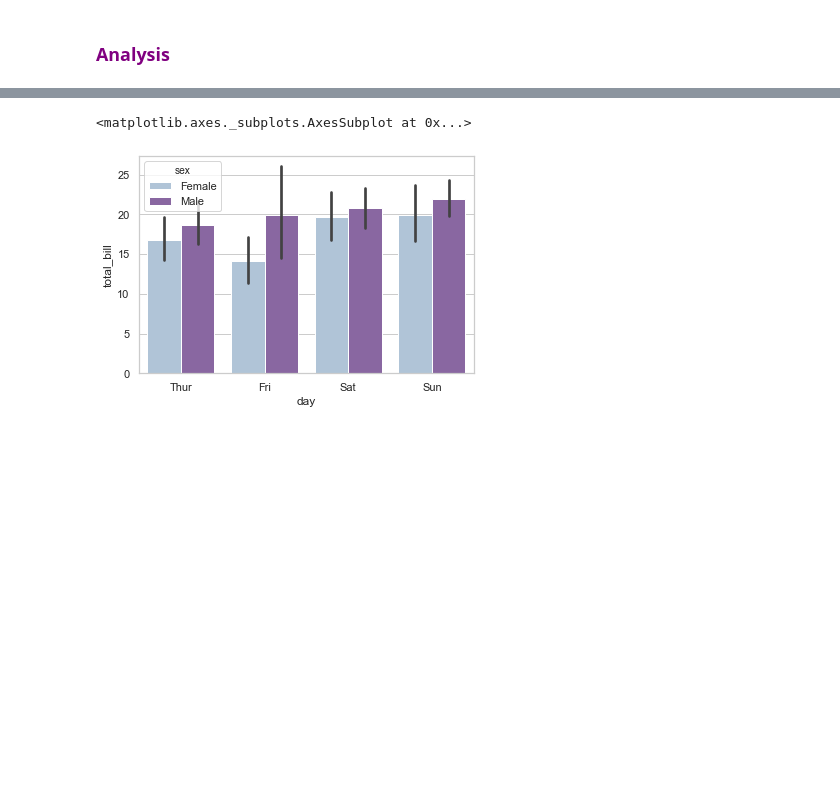
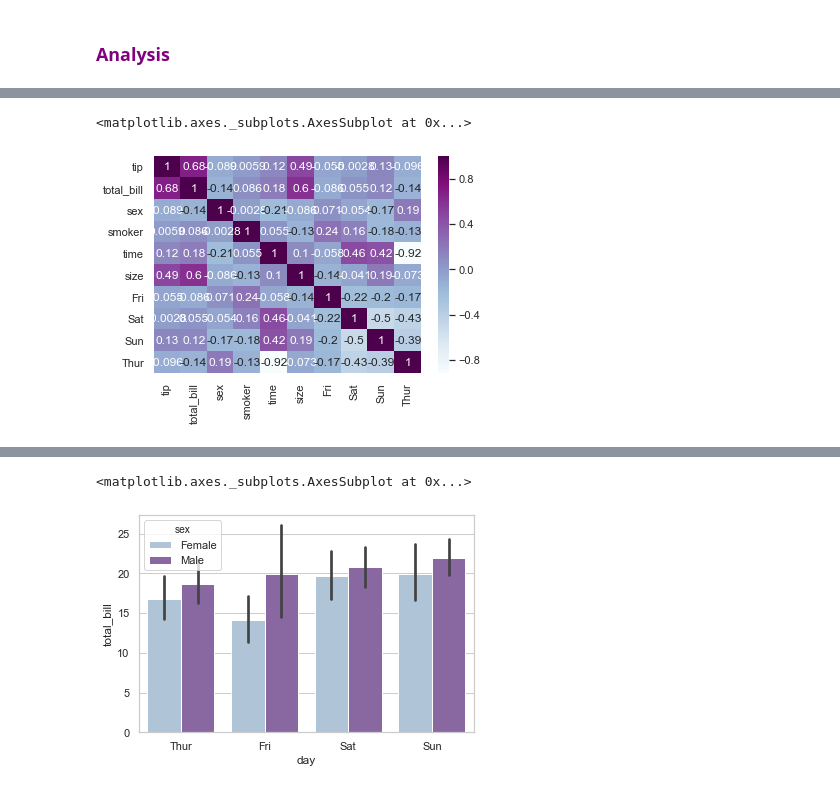
Before and after one commit to JuliaMal/Fundamentals_project, a Jupyter notebook: Tips.ipynb, the cells around one changed output, grey strips where cells are left out. Drawn from its saved outputs; the diff is of its cells as text; code cells hidden in the pictures; blank space fills up the shorter version.

```diff
--- a/Tips.ipynb
+++ b/Tips.ipynb
@@ -624,0 +670,5 @@ array(['Male', 'Male', 'Male', 'Male', 'Male', 'Male', 'Male', 'Male',
+# %%
+df3 = df[['tip','total_bill', 'sex', 'smoker', 'time', 'size']]
+# %%
+df3.replace({ 'sex': {'Male':0 , 'Female':1} , 'smoker' : {'No': 0 , 'Yes': 1}, 'time': {'Lunch':0 , 'Dinner':1}} ,inplace=True)
+df3.head()
@@ -624,0 +684,3 @@ array(['Male', 'Male', 'Male', 'Male', 'Male', 'Male', 'Male', 'Male',
+# %%
+days=pd.get_dummies(df['day'])
+days.sample(7)
@@ -624,0 +696,4 @@ array(['Male', 'Male', 'Male', 'Male', 'Male', 'Male', 'Male', 'Male',
+# %%
+#concatenate two data frames: df3 & days
+df4 = pd.concat([df3,days],axis=1)
+df4.head()
@@ -624,0 +831,6 @@ array(['Male', 'Male', 'Male', 'Male', 'Male', 'Male', 'Male', 'Male',
+# %%
+corr = df4.corr(method='pearson')
+sns.heatmap(corr, cmap="BuPu", annot=True)
+# %% [output]
+<matplotlib.axes._subplots.AxesSubplot at 0x...>
+[figure, added]
```
Also changed, not shown: parts of 24 cells of this notebook.
